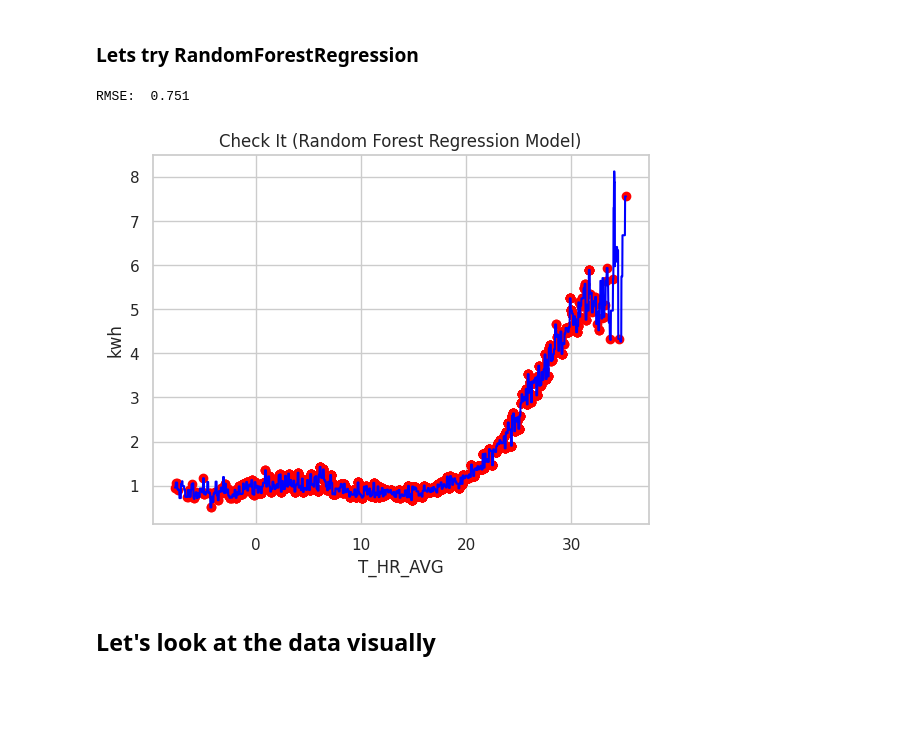
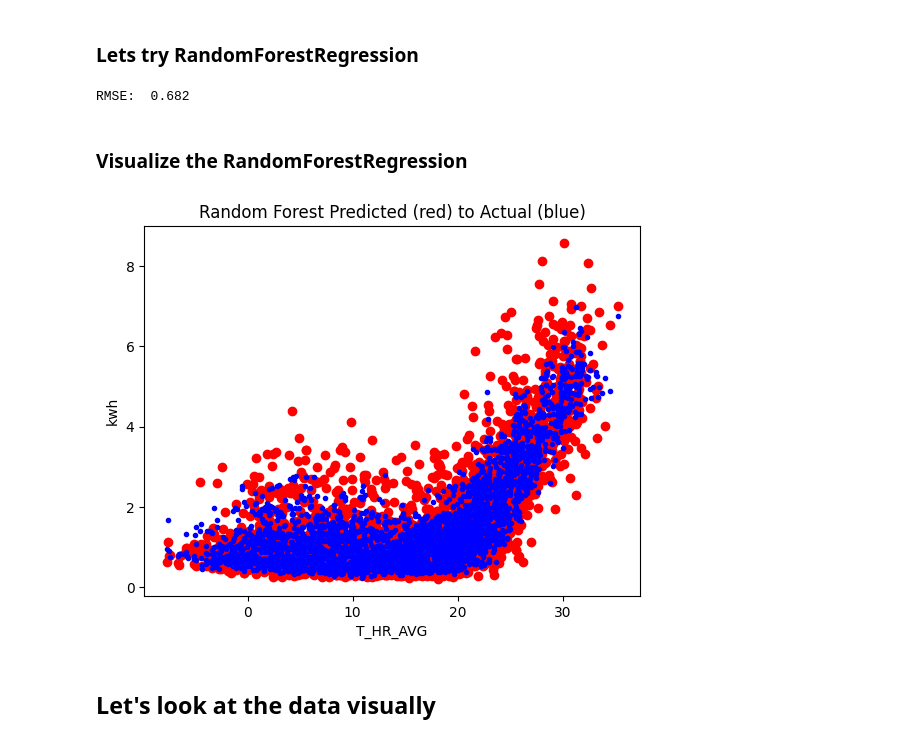
Before and after one commit to ThingsAbove/home_energy, a Jupyter notebook: EnergyUsage.ipynb, the cells around one changed output. Saved outputs shown, nothing was run; the diff lists cells and outputs as text; code cells hidden in the pictures; blank space fills up the shorter version.

Commit message:
Updated the way Predicted vs actual is plotted

```diff
--- a/EnergyUsage.ipynb
+++ b/EnergyUsage.ipynb
@@ -394,8 +344,8 @@ y = df['kwhsum']
 
 #define predictor variables
 #use only one feature
-#predictor_columns = ['T_HR_AVG','month', 'hour', 'SOLARAD', ]
-predictor_columns = ['T_HR_AVG']
+predictor_columns = ['T_HR_AVG','month', 'hour', 'SOLARAD', ]
+#predictor_columns = ['T_HR_AVG']
 x = df[predictor_columns]
 
 # Splitting the dataset into 80% training data and 20% testing data.
@@ -414,19 +364,19 @@ y_pred = model.predict(X_test)
 rmse = float(format(np.sqrt(mean_squared_error(y_test, y_pred)), '.3f'))
 print("\nRMSE: ", rmse)
 # %% [output]
-RMSE:  0.751
+RMSE:  0.682
+# %% [markdown]
+### Visualize the RandomForestRegression
 # %%
-#4 Visualising the Regression results (for higher resolution and #smoother curve)
-X_grid = np.arange(min(X_test['T_HR_AVG']), max(X_test['T_HR_AVG']), 0.01)
-X_grid = X_grid.reshape((len(X_grid), 1))
-plt.scatter(X_test, y_pred, color = 'red')
-plt.plot(X_grid, model.predict(X_grid), color = 'blue')
-plt.title('Check It (Random Forest Regression Model)')
+# Visualising the predictive results
+plt.scatter(X_test['T_HR_AVG'], y_test, color = 'red', marker='o')
+plt.scatter(X_test['T_HR_AVG'], model.predict(X_test), color = 'blue', marker='.')
+plt.title('Random Forest Predicted (red) to Actual (blue)')
 plt.xlabel('T_HR_AVG')
 plt.ylabel('kwh')
 plt.show()
 # %% [output]
-[figure, old version]
+[figure, new version]
 # %% [markdown]
 ## Let's look at the data visually
 # %%
```
Also changed, not shown: parts of 10 cells of this notebook, 1 other file.
